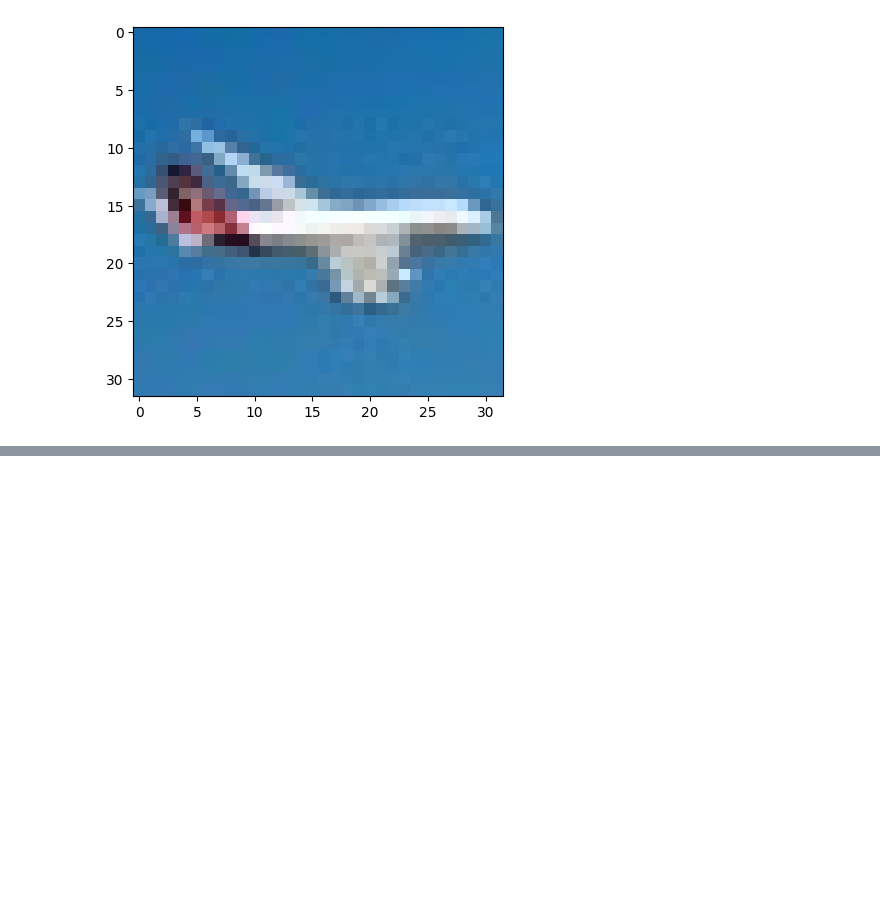
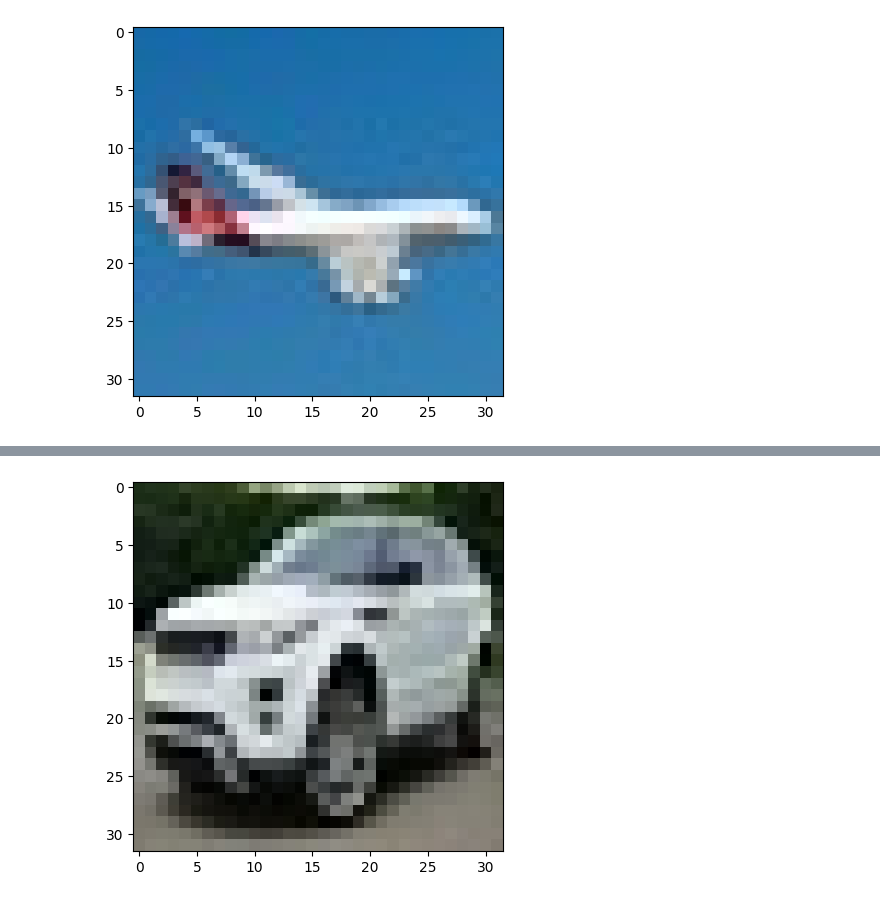
Before and after one commit to rocketwolf98/ML_experiments, a Jupyter notebook: CNN.ipynb, the cells around one changed output, grey strips where cells are left out. Cells and saved outputs as stored; diff of their text form; code cells hidden in the pictures; blank space fills up the shorter version.

```diff
--- a/CNN.ipynb
+++ b/CNN.ipynb
@@ -97,3 +95,13 @@ print(f'Prediction is {class_names[index]}')
 1/1 ━━━━━━━━━━━━━━━━━━━━ 0s 16ms/step
 Prediction is Plane
 [figure]
+# %%
+img = cv.imread('car.jpg')
+img = cv.cvtColor(img, cv.COLOR_BGR2RGB)
+
+plt.imshow(img, cmap=plt.cm.binary)
+
+prediction= model.predict(np.array([img])/255)
+index = np.argmax(prediction)
+print(f'Prediction is {class_names[index]}')
+# %% [output]
@@ -99,0 +110 @@ Prediction is Plane
+[figure, added]
```
Also changed, not shown: parts of 4 cells of this notebook.
